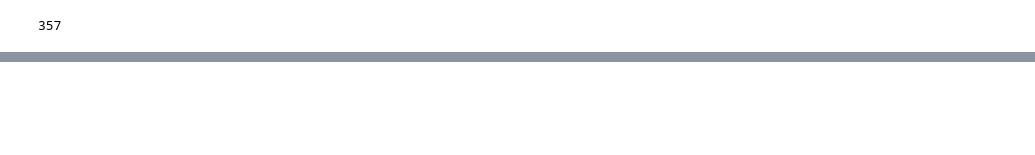
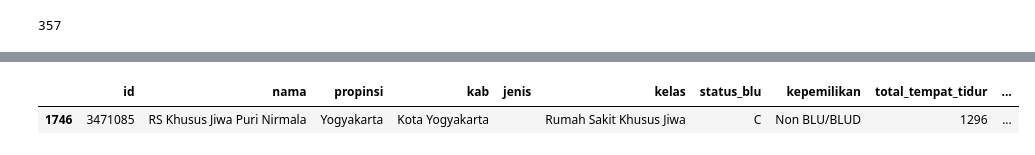
Before and after one commit to dhikaramadhansaputra/latihan_data_pre-processing, a Jupyter notebook: Hospital data in Indonesia/worksheet.ipynb, the cells around one changed output, grey strips where cells are left out. Saved outputs shown, nothing was run; the diff lists cells and outputs as text; code cells hidden in the pictures; blank space fills up the shorter version.

Commit message:
Latian Data Cleaning DONEEEE. Draft kegiatan ada di catatan

```diff
--- a/Hospital data in Indonesia/worksheet.ipynb
+++ b/Hospital data in Indonesia/worksheet.ipynb
@@ -2,7 +2,7 @@
 import pandas as pd
 import numpy as np
 # %%
-df = pd.read_csv(r"D:\Dhika Ramadhan Saputra\Data Analist\Latihan data cleaning\Hospital data in Indonesia\(Raw data) Hospital_Indonesia_datasets.csv", delimiter=';')
+df = pd.read_csv(r"D:\Dhika Ramadhan Saputra\Data Analist\Latihan data cleaning\Hospital data in Indonesia\dataset\(Raw data) Hospital_Indonesia_datasets.csv", delimiter=';')
 df
 # %% [output]
 |  | id | nama | propinsi | kab | alamat | jenis | kelas | status_blu | kepemilikan | ... |
@@ -206,3 +236,5 @@ df.loc[pd.isna(df['total_tenaga_kerja'])]
 len(df.loc[pd.isna(df['total_tenaga_kerja'])])
 # %% [output]
 357
+# %%
+df.drop(columns='alamat', inplace=True)
@@ -208,0 +356,5 @@ len(df.loc[pd.isna(df['total_tenaga_kerja'])])
+# %%
+df[df['kelas'] == 'Rumah Sakit Khusus Jiwa']
+# %% [output]
+|  | id | nama | propinsi | kab | jenis | kelas | status_blu | kepemilikan | total_tempat_tidur | ... |
+| 1746 | 3471085 | RS Khusus Jiwa Puri Nirmala | Yogyakarta | Kota Yogyakarta |  | Rumah Sakit Khusus Jiwa | C | Non BLU/BLUD | 1296 | ... |
```
Also changed, not shown: parts of 19 cells of this notebook, 3 other files.
